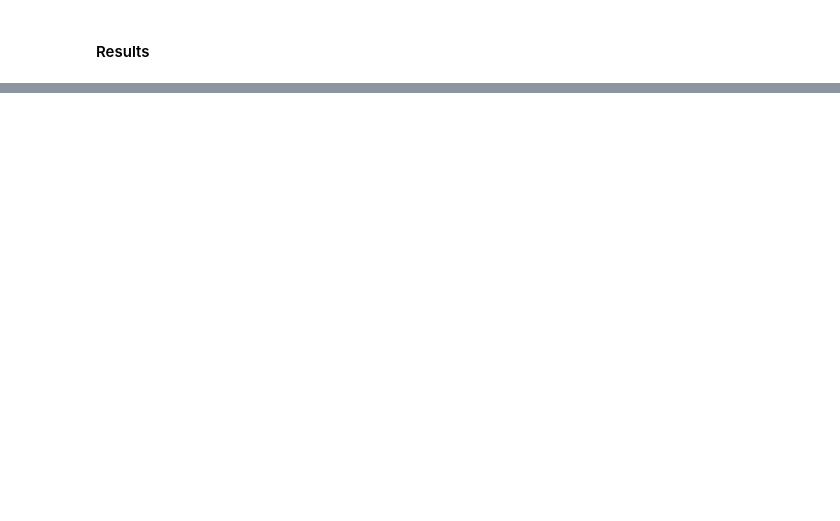
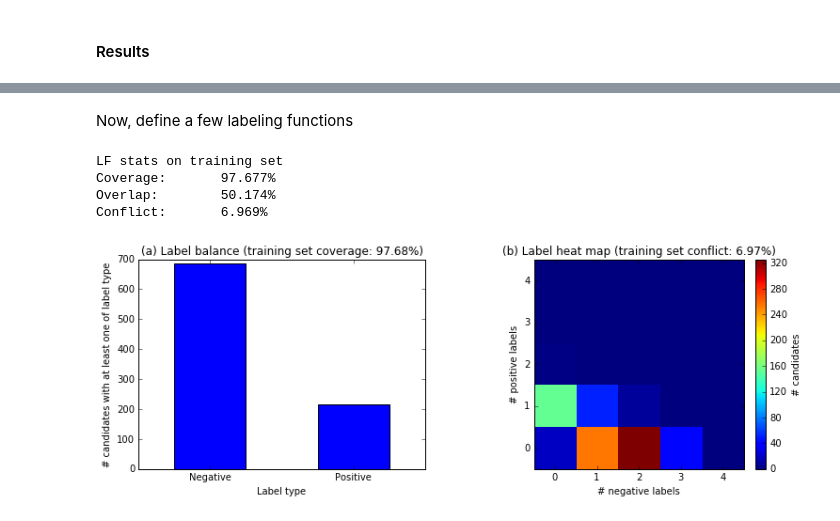
Before and after one commit to kuleshov/gwaskb, a Jupyter notebook: notebooks/text-extraction.ipynb, the cells around one changed output, grey strips where cells are left out. Cells and saved outputs as stored; diff of their text form; code cells hidden in the pictures; blank space fills up the shorter version.

```diff
--- a/notebooks/text-extraction.ipynb
+++ b/notebooks/text-extraction.ipynb
@@ -397,6 +397,9 @@ Document(id='23382691', file='23382691.xml', text=u"Glycosylation of immunoglobu
 # %%
 from snorkel.matchers import CandidateExtractor
 from snorkel.snorkel import Entities
+
+from nltk.stem.porter import PorterStemmer
+stemmer = PorterStemmer()
 
 ngrams = Ngrams(n_max=4)
 ce = CandidateExtractor(ngrams, phen_matcher)
@@ -602,0 +700,13 @@ Wall time: 47.7 s
+# %%
+# small helper functions:
+from extractor.util import pvalue_to_float
+def get_rsid_pval(rel, stem=False):
+    # pvalue
+    pval_txt = ' '.join(rel.mention2())
+    pval = pvalue_to_float(pval_txt)
+    # rsid
+    rsid = ' '.join(rel.mention1())
+    return rsid, pval
+
+# print pval_relations[0].mention2()
+print get_rsid_pval(pval_relations[0])
@@ -602,0 +736,19 @@ Wall time: 47.7 s
+# %%
+for i in range(1000):
+    r = pval_relations[i]
+    pos_labels = [LF(r) for LF in pos_LFs]
+    neg_labels = [LF(r) for LF in neg_LFs]
+    labels = pos_labels + neg_labels
+#     if 1 not in labels and -1 not in labels:
+    if 1 in labels and -1 in labels:
+        print '----'
+        print ' '.join(r.words)
+        print r.mention1
+        print r.mention2
+        print
+        print pos_labels
+        print neg_labels
+        print internal_words(r, lemmas=True)
+    #     print r.pre_window1('words')
+    #     print r.post_window2('words')
+        print
@@ -602,0 +773,2 @@ Wall time: 47.7 s
+# %% [markdown]
+Now, define a few labeling functions
@@ -602,0 +854,16 @@ Wall time: 47.7 s
+# %%
+DDL.update_gt(gt, uids=uids)
+n_data = DDL.num_candidates()
+idxs = np.arange(start=n_data/2, stop=n_data)
+DDL.set_holdout(idxs)
+
+DDL.apply_lfs(LFs, clear=True)
+# %%
+DDL.print_lf_stats()
+DDL.plot_lf_stats()
+# %% [output]
+LF stats on training set
+Coverage:       97.677%
+Overlap:        50.174%
+Conflict:       6.969%
+[figure, added]
```
Also changed, not shown: parts of 24 cells of this notebook, 1 other file.
